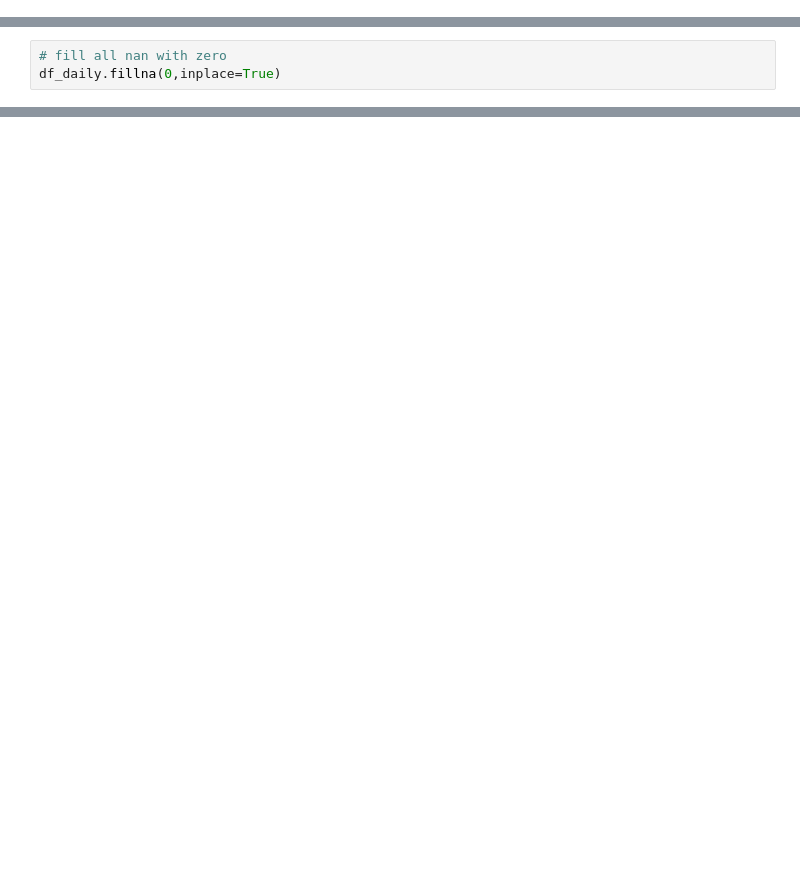
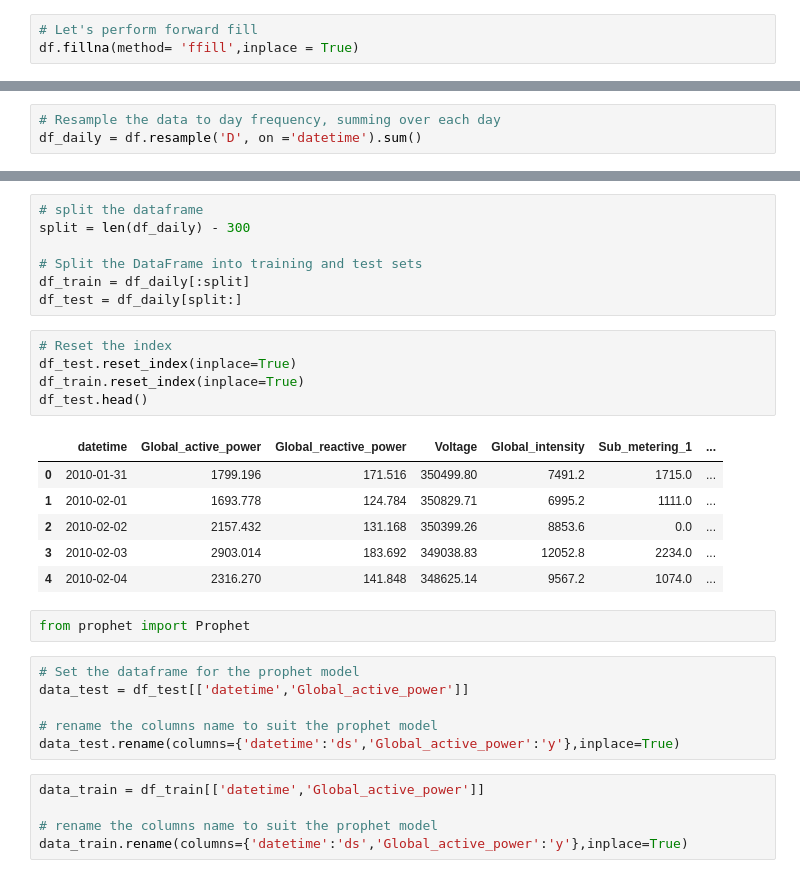
Before and after one commit to Preciousosas/Stage-E, a Jupyter notebook: Individual_Household_Electric_Power_Consumption.ipynb, the cells around one changed output, grey strips where cells are left out. Drawn from its saved outputs; the diff is of its cells as text; blank space fills up the shorter version.

```diff
--- a/Individual_Household_Electric_Power_Consumption.ipynb
+++ b/Individual_Household_Electric_Power_Consumption.ipynb
@@ -109,0 +77,3 @@ df_daily.head()
+# %%
+# Let's perform forward fill
+df.fillna(method= 'ffill',inplace = True)
@@ -110,3 +117,6 @@ df_daily.head()
+# %%
+# Resample the data to day frequency, summing over each day
+df_daily = df.resample('D', on ='datetime').sum()
 # %%
 df_daily.info()
 # %% [output]
@@ -144,3 +140,0 @@ df_daily[df_daily.isnull().any(axis=1)]
-# %%
-# fill all nan with zero
-df_daily.fillna(0,inplace=True)
@@ -166,0 +141,32 @@ plot_pacf(df_daily['Global_active_power'])
+# %%
+# split the dataframe
+split = len(df_daily) - 300
+
+# Split the DataFrame into training and test sets
+df_train = df_daily[:split]
+df_test = df_daily[split:]
+# %%
+# Reset the index
+df_test.reset_index(inplace=True)
+df_train.reset_index(inplace=True)
+df_test.head()
+# %% [output]
+|  | datetime | Global_active_power | Global_reactive_power | Voltage | Global_intensity | Sub_metering_1 | ... |
+| 0 | 2010-01-31 | 1799.196 | 171.516 | 350499.80 | 7491.2 | 1715.0 | ... |
+| 1 | 2010-02-01 | 1693.778 | 124.784 | 350829.71 | 6995.2 | 1111.0 | ... |
+| 2 | 2010-02-02 | 2157.432 | 131.168 | 350399.26 | 8853.6 | 0.0 | ... |
+| 3 | 2010-02-03 | 2903.014 | 183.692 | 349038.83 | 12052.8 | 2234.0 | ... |
+| 4 | 2010-02-04 | 2316.270 | 141.848 | 348625.14 | 9567.2 | 1074.0 | ... |
+# %%
+from prophet import Prophet
+# %%
+# Set the dataframe for the prophet model
+data_test = df_test[['datetime','Global_active_power']]
+
+# rename the columns name to suit the prophet model
+data_test.rename(columns={'datetime':'ds','Global_active_power':'y'},inplace=True)
+# %%
+data_train = df_train[['datetime','Global_active_power']]
+
+# rename the columns name to suit the prophet model
+data_train.rename(columns={'datetime':'ds','Global_active_power':'y'},inplace=True)
```
Also changed, not shown: parts of 33 cells of this notebook.
